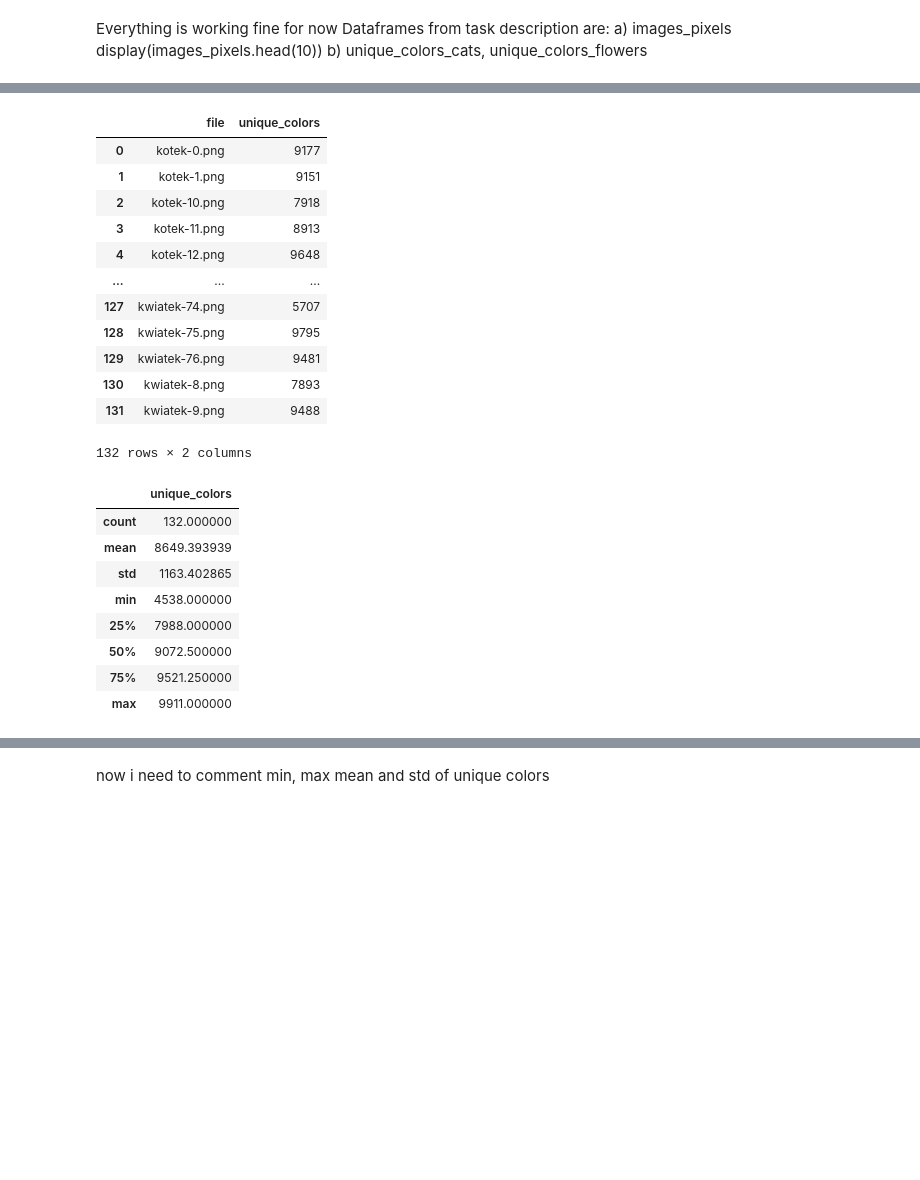
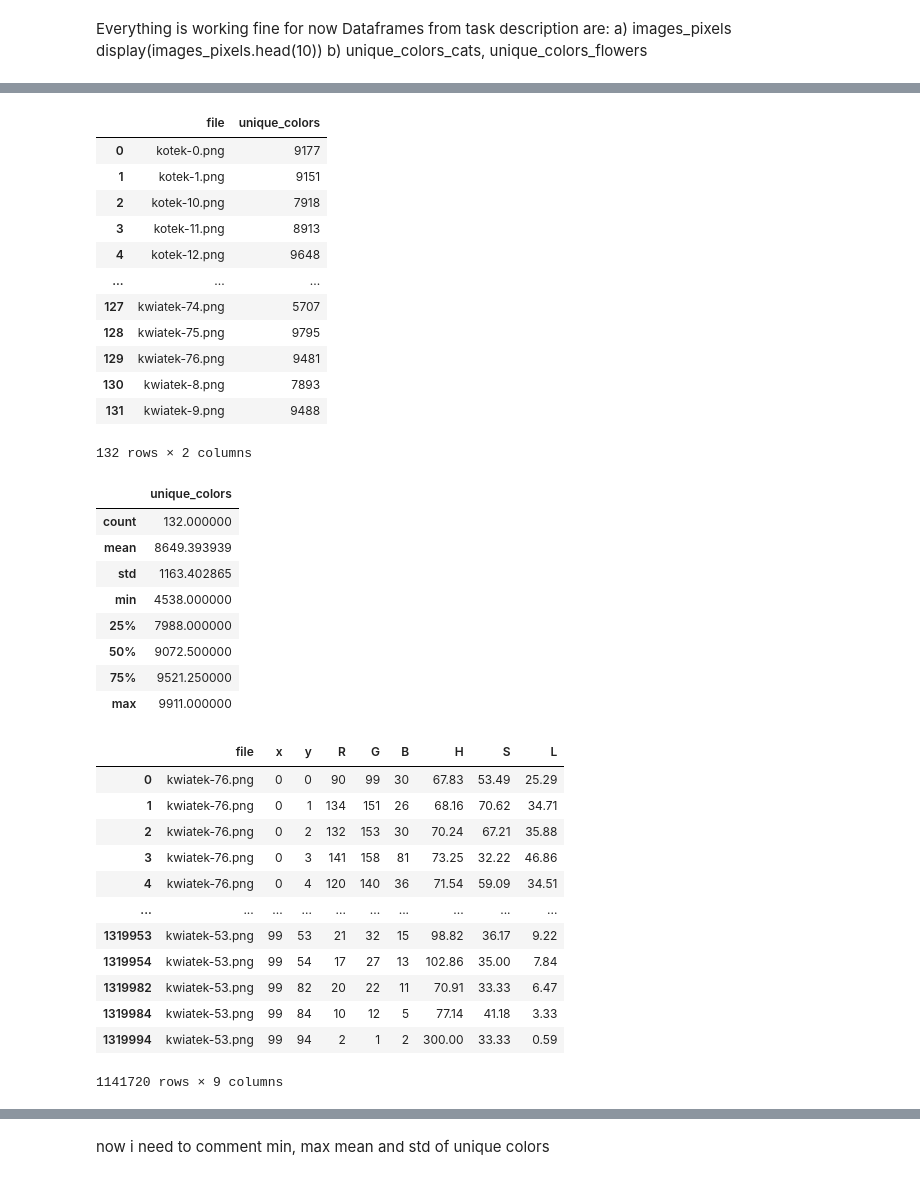
Before and after one commit to ala1200/images-color-reduction, a Jupyter notebook: analysis.ipynb, the cells around one changed output, grey strips where cells are left out. Drawn from its saved outputs; the diff is of its cells as text; code cells hidden in the pictures; blank space fills up the shorter version.

```diff
--- a/analysis.ipynb
+++ b/analysis.ipynb
@@ -168,32 +178,47 @@ display(unique_colors_flowers.head())
 # %%
+# number of unique colors in each image
+unique_pixels = images_pixels.drop_duplicates(subset=['file', 'R', 'G', 'B'])
 
-
-images_colors = images_pixels.groupby('file').apply(lambda df: df[['R', 'G', 'B']].drop_duplicates().shape[0]).reset_index(name='unique_colors')
+images_colors = unique_pixels.groupby('file').size().reset_index(name='unique_colors')
 display(images_colors)
 display(images_colors.describe())
+display(unique_pixels)
 # %% [output]
 |  | file | unique_colors |
 | 0 | kotek-0.png | 9177 |
 | 1 | kotek-1.png | 9151 |
 | 2 | kotek-10.png | 7918 |
 | 3 | kotek-11.png | 8913 |
 | 4 | kotek-12.png | 9648 |
 | ... | ... | ... |
 | 127 | kwiatek-74.png | 5707 |
 | 128 | kwiatek-75.png | 9795 |
 | 129 | kwiatek-76.png | 9481 |
 | 130 | kwiatek-8.png | 7893 |
 | 131 | kwiatek-9.png | 9488 |
 132 rows × 2 columns
 |  | unique_colors |
 | count | 132.000000 |
 | mean | 8649.393939 |
 | std | 1163.402865 |
 | min | 4538.000000 |
 | 25% | 7988.000000 |
 | 50% | 9072.500000 |
 | 75% | 9521.250000 |
 | max | 9911.000000 |
+|  | file | x | y | R | G | B | H | S | L |
+| 0 | kwiatek-76.png | 0 | 0 | 90 | 99 | 30 | 67.83 | 53.49 | 25.29 |
+| 1 | kwiatek-76.png | 0 | 1 | 134 | 151 | 26 | 68.16 | 70.62 | 34.71 |
+| 2 | kwiatek-76.png | 0 | 2 | 132 | 153 | 30 | 70.24 | 67.21 | 35.88 |
+| 3 | kwiatek-76.png | 0 | 3 | 141 | 158 | 81 | 73.25 | 32.22 | 46.86 |
+| 4 | kwiatek-76.png | 0 | 4 | 120 | 140 | 36 | 71.54 | 59.09 | 34.51 |
+| ... | ... | ... | ... | ... | ... | ... | ... | ... | ... |
+| 1319953 | kwiatek-53.png | 99 | 53 | 21 | 32 | 15 | 98.82 | 36.17 | 9.22 |
+| 1319954 | kwiatek-53.png | 99 | 54 | 17 | 27 | 13 | 102.86 | 35.00 | 7.84 |
+| 1319982 | kwiatek-53.png | 99 | 82 | 20 | 22 | 11 | 70.91 | 33.33 | 6.47 |
+| 1319984 | kwiatek-53.png | 99 | 84 | 10 | 12 | 5 | 77.14 | 41.18 | 3.33 |
+| 1319994 | kwiatek-53.png | 99 | 94 | 2 | 1 | 2 | 300.00 | 33.33 | 0.59 |
+1141720 rows × 9 columns
 # %%
 cat_images_color_count = images_colors[images_colors['file'].str.startswith('kotek')]
 flowers_images_color_count = images_colors[images_colors['file'].str.startswith('kwiatek')]
```
Also changed, not shown: parts of 17 cells of this notebook.
